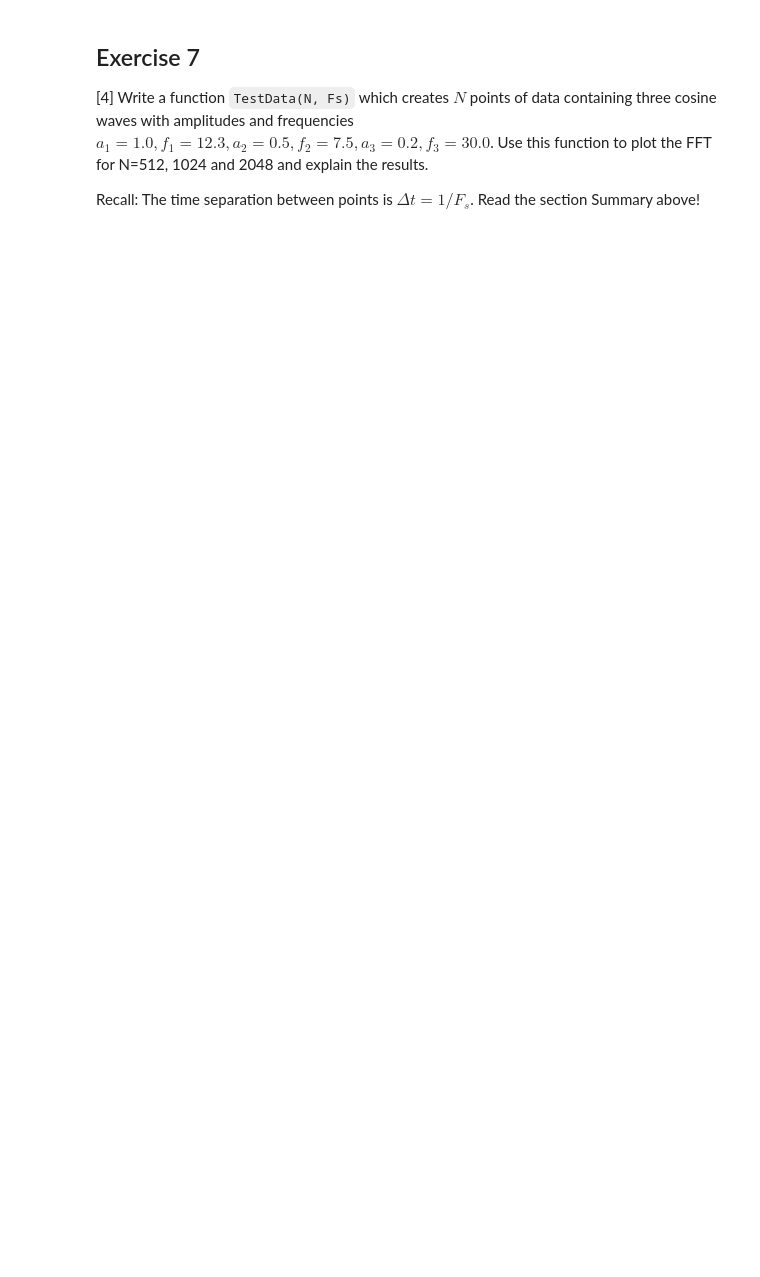
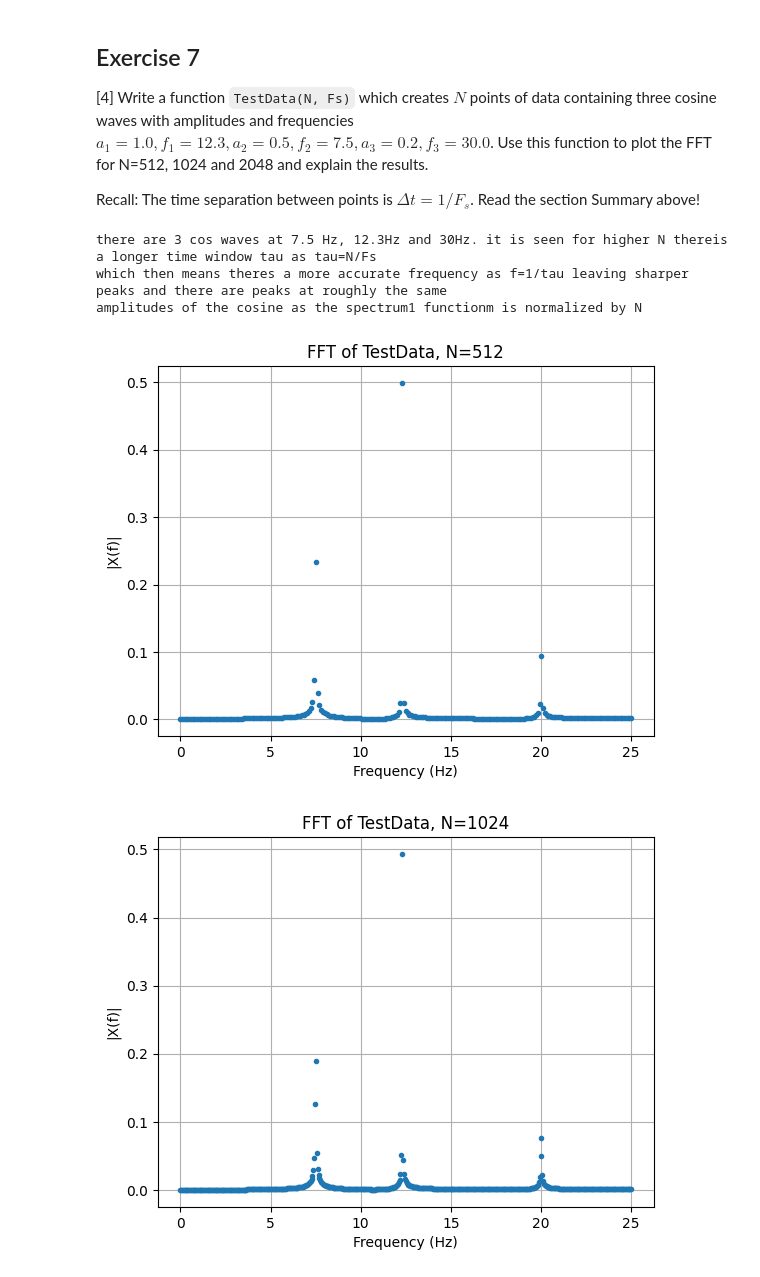
Before and after one commit to PX2145-2025/week-10-b-lloydCallum, a Jupyter notebook: FFT.ipynb, the cells around one changed output. Drawn from its saved outputs; the diff is of its cells as text; code cells hidden in the pictures; blank space fills up the shorter version.

```diff
--- a/FFT.ipynb
+++ b/FFT.ipynb
@@ -398,3 +553,44 @@ plt.grid()
 [4] Write a function `TestData(N, Fs)` which creates $N$ points of data containing three cosine waves with amplitudes and frequencies $a_1 = 1.0, f_1 = 12.3, a_2 = 0.5, f_2 = 7.5, a_3 = 0.2, f_3 = 30.0$. Use this function to plot the FFT for N=512, 1024 and 2048 and explain the results.
 
  Recall: The time separation between points is $\Delta t = 1/F_s$. Read the section Summary above!
+# %%
+import matplotlib.pyplot as plt
+import numpy as np
+from numpy.fft import fft, ifft
+
+def spectrum1(x, Fs):
+    N = len(x)
+    frq = (float(Fs)/N)*np.arange(0, N/2+1)
+    X = fft(x)/N
+    X = X[0:N//2+1]
+    return frq , X
+def testdata(N,Fs):
+  t = np.arange(N)/Fs
+  a1,f1 = 1.0,12.3  #the different amplituide and frequency values
+  a2,f2 = 0.5,7.5
+  a3,f3 = 0.2,30.0
+  x = a1*np.cos(2*np.pi*f1*t) + a2*np.cos(2*np.pi*f2*t) + a3*np.cos(2*np.pi*f3*t)
+  return x
+#defining Fs and N
+Fs = 50
+N_diff = [512,1024,2048]
+#calling the testdata function for varying N
+for N in N_diff:
+  x = testdata(N,Fs)
+  frq,X = spectrum1(x,Fs)
+  plt.figure()
+  plt.plot(frq,np.abs(X),'.')
+  plt.title(f'FFT of TestData, N={N}')
+  plt.xlabel('Frequency (Hz)')
+  plt.ylabel('|X(f)|')
+  plt.grid()
+
+print('there are 3 cos waves at 7.5 Hz, 12.3Hz and 30Hz. it is seen for higher N thereis a longer time window tau as tau=N/Fs')
+print('which then means theres a more accurate frequency as f=1/tau leaving sharper peaks and there are peaks at roughly the same')
+print('amplitudes of the cosine as the spectrum1 functionm is normalized by N')
+# %% [output]
+there are 3 cos waves at 7.5 Hz, 12.3Hz and 30Hz. it is seen for higher N thereis a longer time window tau as tau=N/Fs
+which then means theres a more accurate frequency as f=1/tau leaving sharper peaks and there are peaks at roughly the same
+amplitudes of the cosine as the spectrum1 functionm is normalized by N
+[figure, added]
+[figure, added]
```
Also changed, not shown: parts of 9 cells of this notebook.
